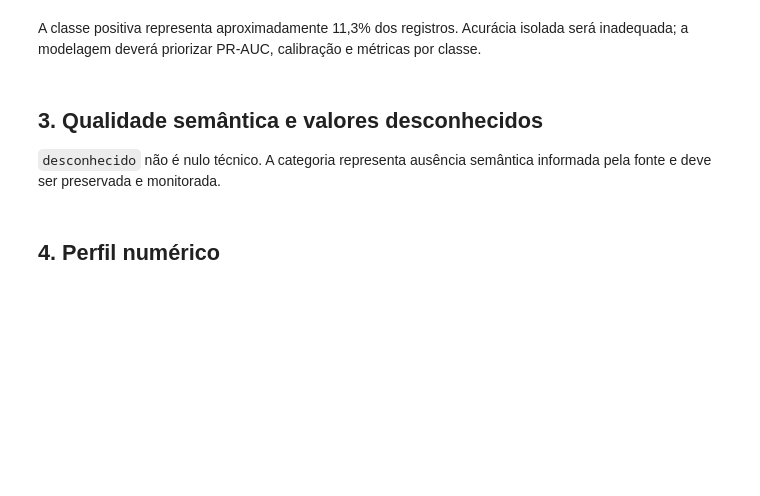
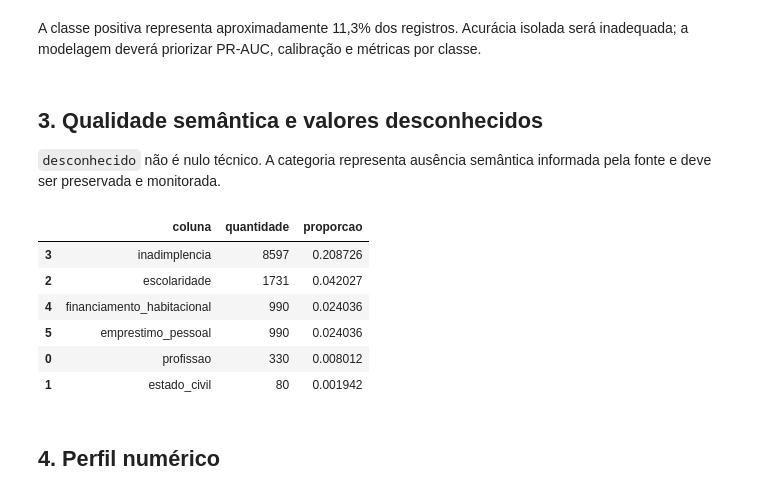
Before and after one commit to VehGarciiah/datathon-7mlet-grupo-80, a Jupyter notebook: notebooks/01_EDA.ipynb, the cells around one changed output. Cells and saved outputs as stored; diff of their text form; code cells hidden in the pictures; blank space fills up the shorter version.

```diff
--- a/notebooks/01_EDA.ipynb
+++ b/notebooks/01_EDA.ipynb
@@ -80,19 +101,28 @@ A classe positiva representa aproximadamente 11,3% dos registros. Acurácia isol
 `desconhecido` não é nulo técnico. A categoria representa ausência semântica informada pela fonte e deve ser preservada e monitorada.
 # %%
 string_columns = [
-    column for column in translated_frame.columns
-    if is_string_dtype(translated_frame[column].dtype)
+    column for column in translated_frame.columns if is_string_dtype(translated_frame[column].dtype)
 ]
-unknown_summary = pd.DataFrame([
-    {
-        'coluna': column,
-        'quantidade': int(translated_frame[column].eq('desconhecido').sum()),
-        'proporcao': translated_frame[column].eq('desconhecido').mean(),
-    }
-    for column in string_columns
-    if translated_frame[column].eq('desconhecido').any()
-]).sort_values('proporcao', ascending=False)
+unknown_summary = pd.DataFrame(
+    [
+        {
+            "coluna": column,
+            "quantidade": int(translated_frame[column].eq("desconhecido").sum()),
+            "proporcao": translated_frame[column].eq("desconhecido").mean(),
+        }
+        for column in string_columns
+        if translated_frame[column].eq("desconhecido").any()
+    ]
+).sort_values("proporcao", ascending=False)
 unknown_summary
+# %% [output]
+|  | coluna | quantidade | proporcao |
+| 3 | inadimplencia | 8597 | 0.208726 |
+| 2 | escolaridade | 1731 | 0.042027 |
+| 4 | financiamento_habitacional | 990 | 0.024036 |
+| 5 | emprestimo_pessoal | 990 | 0.024036 |
+| 0 | profissao | 330 | 0.008012 |
+| 1 | estado_civil | 80 | 0.001942 |
 # %% [markdown]
 ## 4. Perfil numérico
 # %%
```
Also changed, not shown: parts of 14 cells of this notebook, 58 other files.
